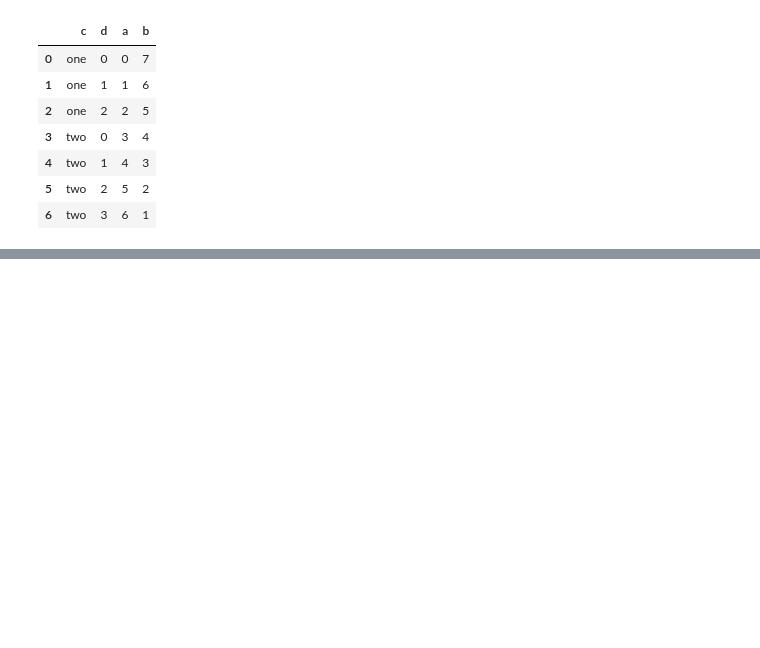
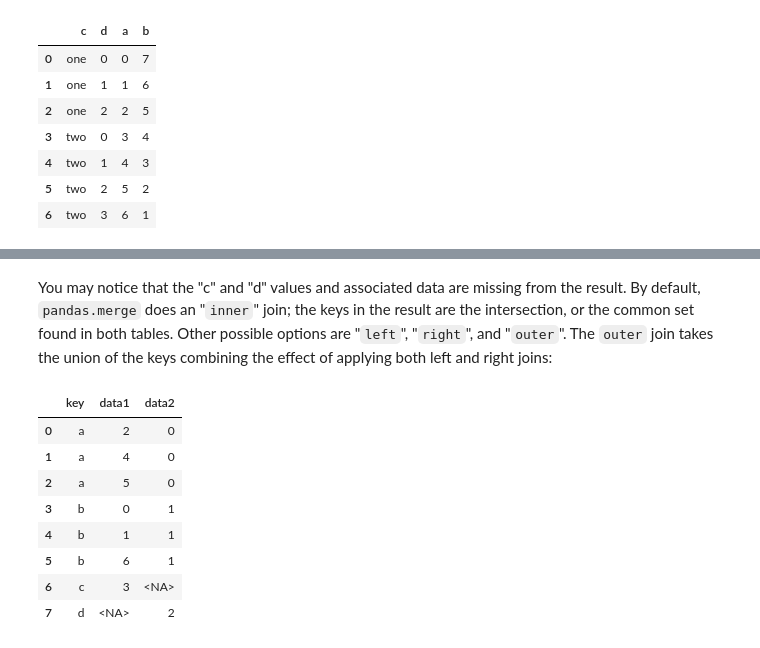
Before and after one commit to bmart231/DataScience, a Jupyter notebook: Pandas/Data_Wrangling/Join_Combine_Reshape.ipynb, the cells around one changed output, grey strips where cells are left out. Cells and saved outputs as stored; diff of their text form; code cells hidden in the pictures; blank space fills up the shorter version.

```diff
--- a/Pandas/Data_Wrangling/Join_Combine_Reshape.ipynb
+++ b/Pandas/Data_Wrangling/Join_Combine_Reshape.ipynb
@@ -296,0 +315,7 @@ frame2.reset_index()
+# %%
+df1 = pd.DataFrame({"key": ["b", "b", "a", "c", "a", "a", "b"],
+                    "data1": pd.Series(range(7), dtype="Int64")})
+df2 = pd.DataFrame({"key": ["a", "b", "d"],
+                    "data2": pd.Series(range(3), dtype="Int64")})
+
+df1
@@ -296,0 +383,14 @@ frame2.reset_index()
+# %% [markdown]
+You may notice that the "c" and "d" values and associated data are missing from the result. By default, ``pandas.merge`` does an "``inner``" join; the keys in the result are the intersection, or the common set found in both tables. Other possible options are "``left``", "``right``", and "``outer``". The ``outer`` join takes the union of the keys combining the effect of applying both left and right joins:
+# %%
+pd.merge(df1, df2, how="outer")
+# %% [output]
+|  | key | data1 | data2 |
+| 0 | a | 2 | 0 |
+| 1 | a | 4 | 0 |
+| 2 | a | 5 | 0 |
+| 3 | b | 0 | 1 |
+| 4 | b | 1 | 1 |
+| 5 | b | 6 | 1 |
+| 6 | c | 3 | <NA> |
+| 7 | d | <NA> | 2 |
```
Also changed, not shown: parts of 28 cells of this notebook.
